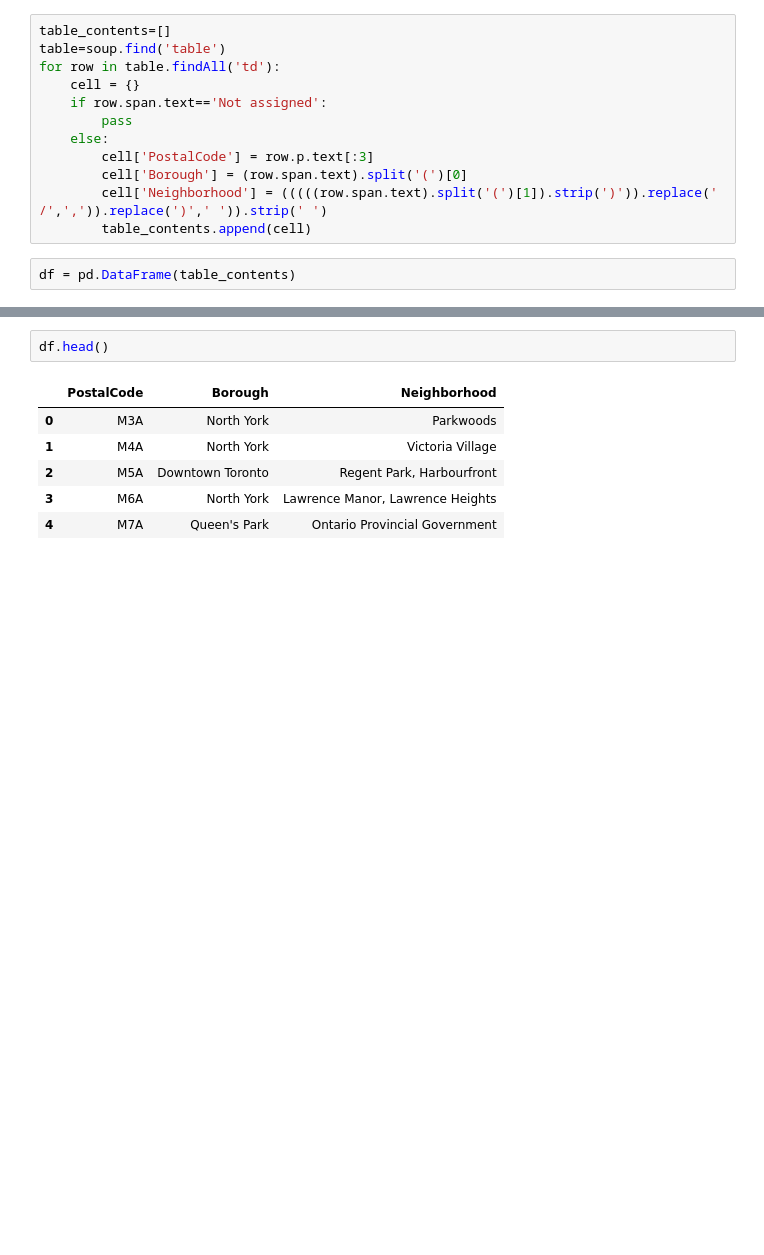
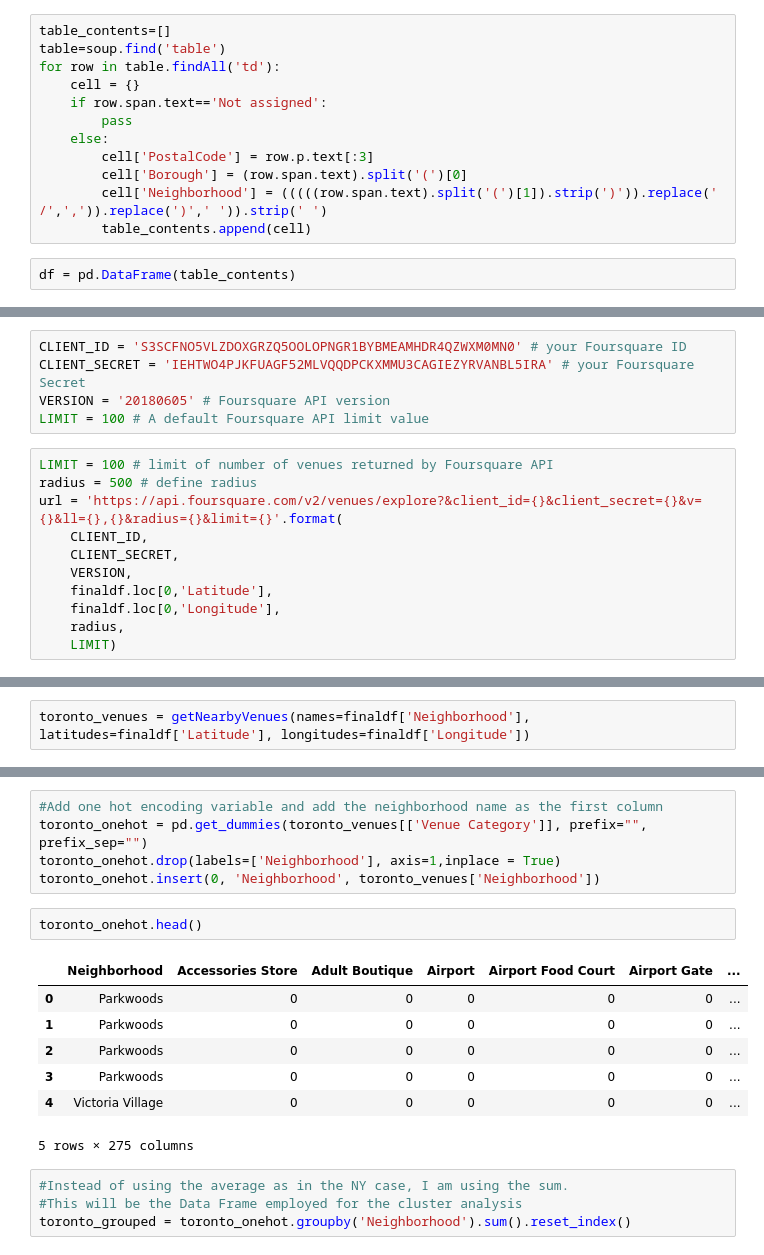
Before and after one commit to cavs1010/Coursera_capstone, a Jupyter notebook: Coursera_capstone.ipynb, the cells around one changed output, grey strips where cells are left out. Cells and saved outputs as stored; diff of their text form; blank space fills up the shorter version.

Commit message:
commit -m 'Final version'

```diff
--- a/Coursera_capstone.ipynb
+++ b/Coursera_capstone.ipynb
@@ -28,0 +80,16 @@ df = pd.DataFrame(table_contents)
+# %%
+CLIENT_ID = 'S3SCFNO5VLZDOXGRZQ5OOLOPNGR1BYBMEAMHDR4QZWXM0MN0' # your Foursquare ID
+CLIENT_SECRET = 'IEHTWO4PJKFUAGF52MLVQQDPCKXMMU3CAGIEZYRVANBL5IRA' # your Foursquare Secret
+VERSION = '20180605' # Foursquare API version
+LIMIT = 100 # A default Foursquare API limit value
+# %%
+LIMIT = 100 # limit of number of venues returned by Foursquare API
+radius = 500 # define radius
+url = 'https://api.foursquare.com/v2/venues/explore?&client_id={}&client_secret={}&v={}&ll={},{}&radius={}&limit={}'.format(
+    CLIENT_ID,
+    CLIENT_SECRET,
+    VERSION,
+    finaldf.loc[0,'Latitude'],
+    finaldf.loc[0,'Longitude'],
+    radius,
+    LIMIT)
@@ -28,0 +136,2 @@ df = pd.DataFrame(table_contents)
+# %%
+toronto_venues = getNearbyVenues(names=finaldf['Neighborhood'], latitudes=finaldf['Latitude'], longitudes=finaldf['Longitude'])
@@ -29,9 +156,19 @@ df = pd.DataFrame(table_contents)
+# %%
+#Add one hot encoding variable and add the neighborhood name as the first column
+toronto_onehot = pd.get_dummies(toronto_venues[['Venue Category']], prefix="", prefix_sep="")
+toronto_onehot.drop(labels=['Neighborhood'], axis=1,inplace = True)
+toronto_onehot.insert(0, 'Neighborhood', toronto_venues['Neighborhood'])
 # %%
-df.head()
+toronto_onehot.head()
 # %% [output]
-|  | PostalCode | Borough | Neighborhood |
-| 0 | M3A | North York | Parkwoods |
-| 1 | M4A | North York | Victoria Village |
-| 2 | M5A | Downtown Toronto | Regent Park, Harbourfront |
-| 3 | M6A | North York | Lawrence Manor, Lawrence Heights |
-| 4 | M7A | Queen's Park | Ontario Provincial Government |
+|  | Neighborhood | Accessories Store | Adult Boutique | Airport | Airport Food Court | Airport Gate | ... |
+| 0 | Parkwoods | 0 | 0 | 0 | 0 | 0 | ... |
+| 1 | Parkwoods | 0 | 0 | 0 | 0 | 0 | ... |
+| 2 | Parkwoods | 0 | 0 | 0 | 0 | 0 | ... |
+| 3 | Parkwoods | 0 | 0 | 0 | 0 | 0 | ... |
+| 4 | Victoria Village | 0 | 0 | 0 | 0 | 0 | ... |
+5 rows × 275 columns
+# %%
+#Instead of using the average as in the NY case, I am using the sum.
+#This will be the Data Frame employed for the cluster analysis
+toronto_grouped = toronto_onehot.groupby('Neighborhood').sum().reset_index()
```
Also changed, not shown: parts of 27 cells of this notebook, 1 other file.
